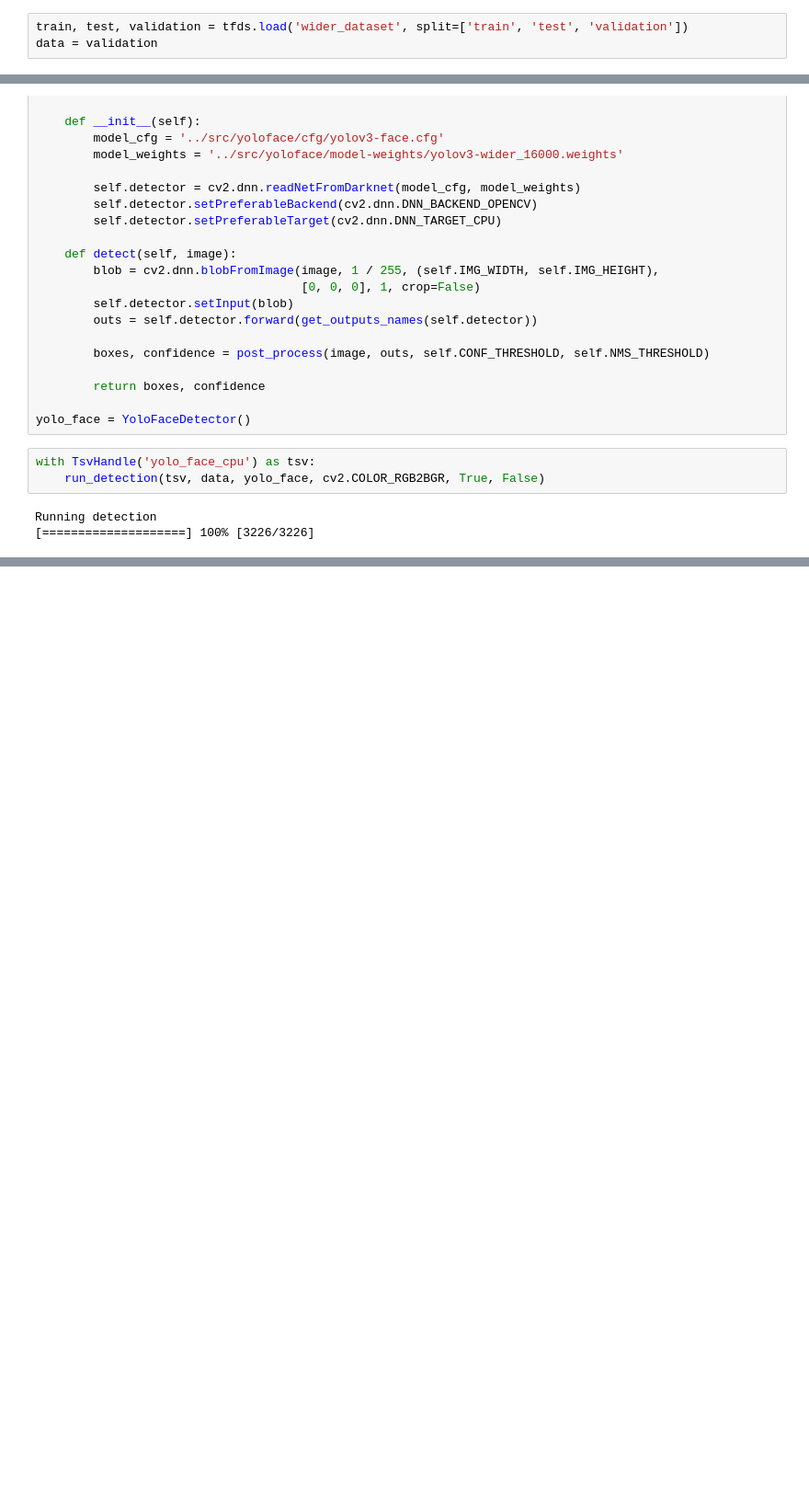
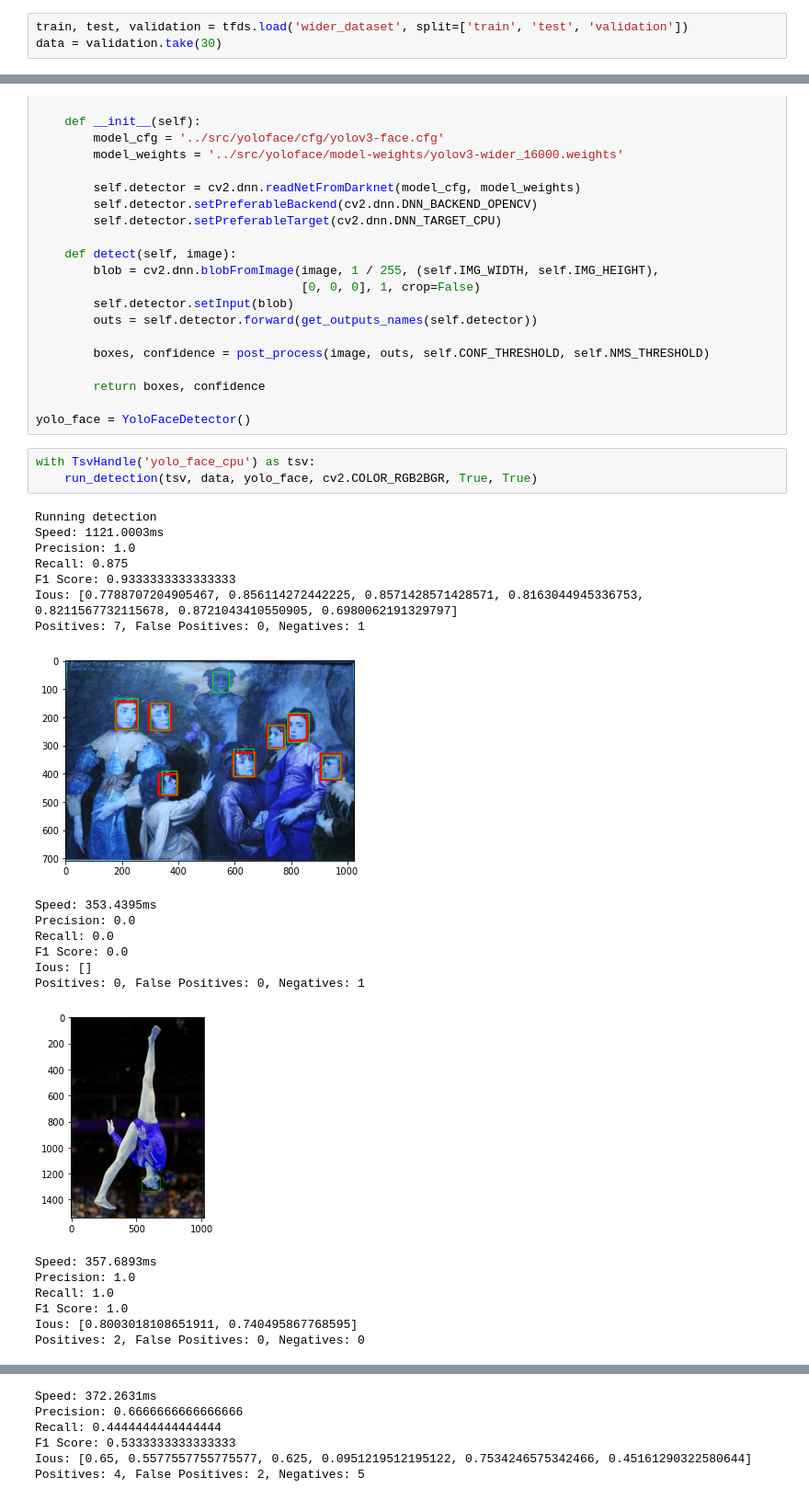
Before and after one commit to ulmii/face-detection, a Jupyter notebook: notebooks/yolo_face.ipynb, the cells around one changed output, grey strips where cells are left out. Shown at 92% size. Drawn from its saved outputs; the diff is of its cells as text; blank space fills up the shorter version.

```diff
--- a/notebooks/yolo_face.ipynb
+++ b/notebooks/yolo_face.ipynb
@@ -10,7 +10,7 @@ from benchmark.utils import TsvHandle, run_detection, tf_to_image_faces
 from yoloface import get_outputs_names, post_process
 # %%
 train, test, validation = tfds.load('wider_dataset', split=['train', 'test', 'validation'])
-data = validation
+data = validation.take(30)
 # %%
 class YoloFaceDetector(Detector):
     IMG_WIDTH = 416
@@ -40,7 +40,26 @@ class YoloFaceDetector(Detector):
 yolo_face = YoloFaceDetector()
 # %%
 with TsvHandle('yolo_face_cpu') as tsv:
-    run_detection(tsv, data, yolo_face, cv2.COLOR_RGB2BGR, True, False)
+    run_detection(tsv, data, yolo_face, cv2.COLOR_RGB2BGR, True, True)
 # %% [output]
 Running detection
-[====================] 100% [3226/3226]
+Speed: 1121.0003ms
+Precision: 1.0
+Recall: 0.875
+F1 Score: 0.9333333333333333
+Ious: [0.7788707204905467, 0.856114272442225, 0.8571428571428571, 0.8163044945336753, 0.8211567732115678, 0.8721043410550905, 0.6980062191329797]
+Positives: 7, False Positives: 0, Negatives: 1
+[figure, added]
+Speed: 353.4395ms
+Precision: 0.0
+Recall: 0.0
+F1 Score: 0.0
+Ious: []
+Positives: 0, False Positives: 0, Negatives: 1
+[figure, added]
+Speed: 357.6893ms
+Precision: 1.0
+Recall: 1.0
+F1 Score: 1.0
+Ious: [0.8003018108651911, 0.740495867768595]
+Positives: 2, False Positives: 0, Negatives: 0
@@ -46,0 +81,6 @@ Running detection
+Speed: 372.2631ms
+Precision: 0.6666666666666666
+Recall: 0.4444444444444444
+F1 Score: 0.5333333333333333
+Ious: [0.65, 0.5577557755775577, 0.625, 0.0951219512195122, 0.7534246575342466, 0.45161290322580644]
+Positives: 4, False Positives: 2, Negatives: 5
```
Also changed, not shown: parts of 1 cell of this notebook, 9 other files.
